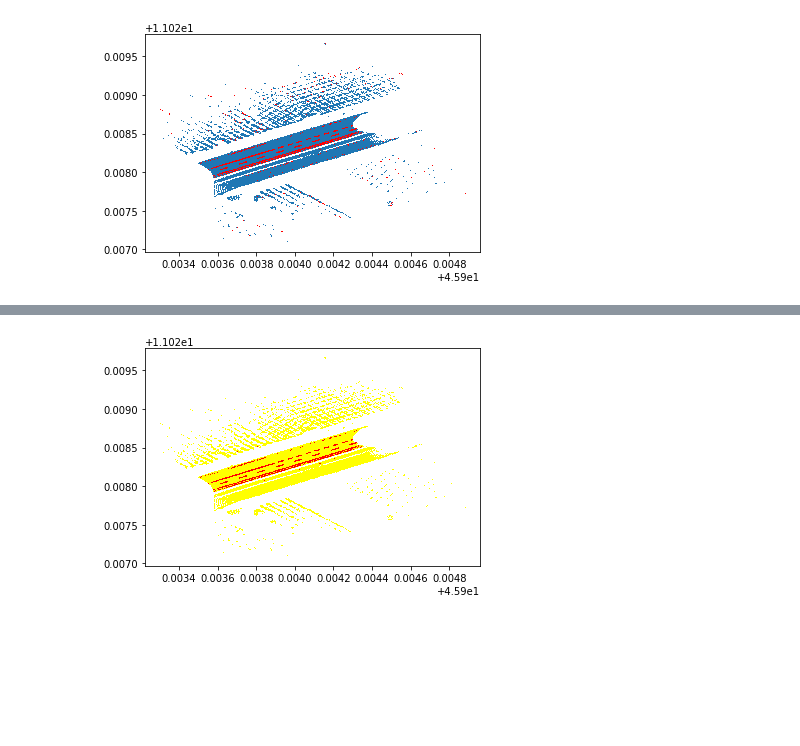
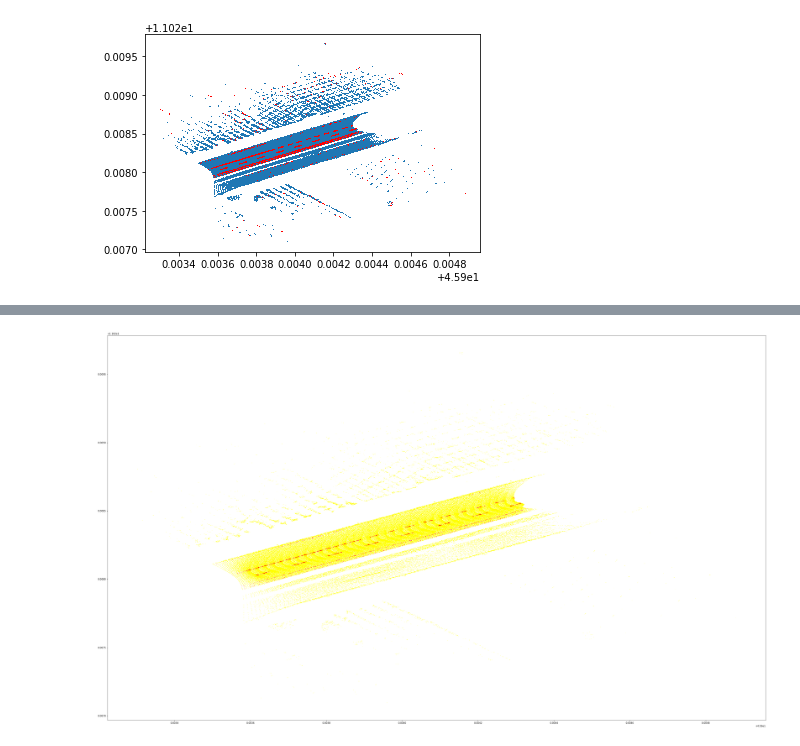
Before and after one commit to jingchengdeng/point_cloud_lane_marking, a Jupyter notebook: Untitled.ipynb, the cells around one changed output, grey strips where cells are left out. Drawn from its saved outputs; the diff is of its cells as text; code cells hidden in the pictures; blank space fills up the shorter version.

```diff
--- a/Untitled.ipynb
+++ b/Untitled.ipynb
@@ -158,10 +162,11 @@ whole_lane_mark =  lane_0 + lane_1 + lane_2 + lane_3
 # %%
 whole_lane_mark_x, whole_lane_mark_y, whole_lane_mark_z, whole_lane_mark_intensity, whole_lane_mark_index = np.array(whole_lane_mark).T
 # %%
+fig = plt.figure(figsize = (50, 30))
 plt.plot(horizon_x, horizon_y, ',', color = "yellow")
 plt.plot(whole_lane_mark_x, whole_lane_mark_y, ',', color = "red")
 plt.show()
 # %% [output]
-[figure, old version]
+[figure, new version]
 # %%
 for mark in whole_lane_mark:
```
Also changed, not shown: parts of 14 cells of this notebook.
